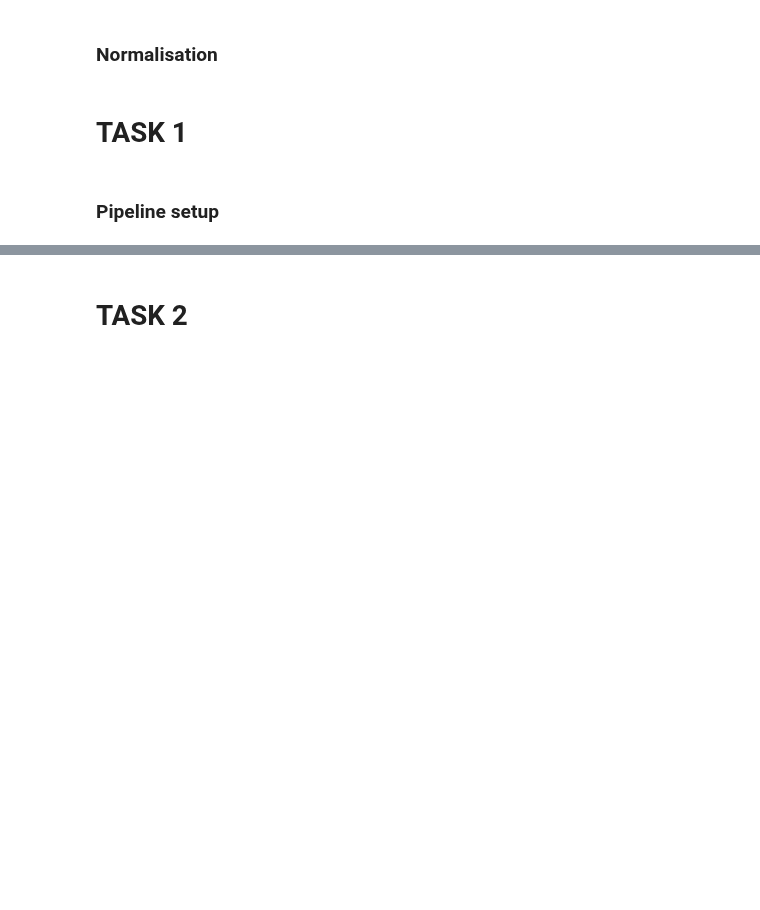
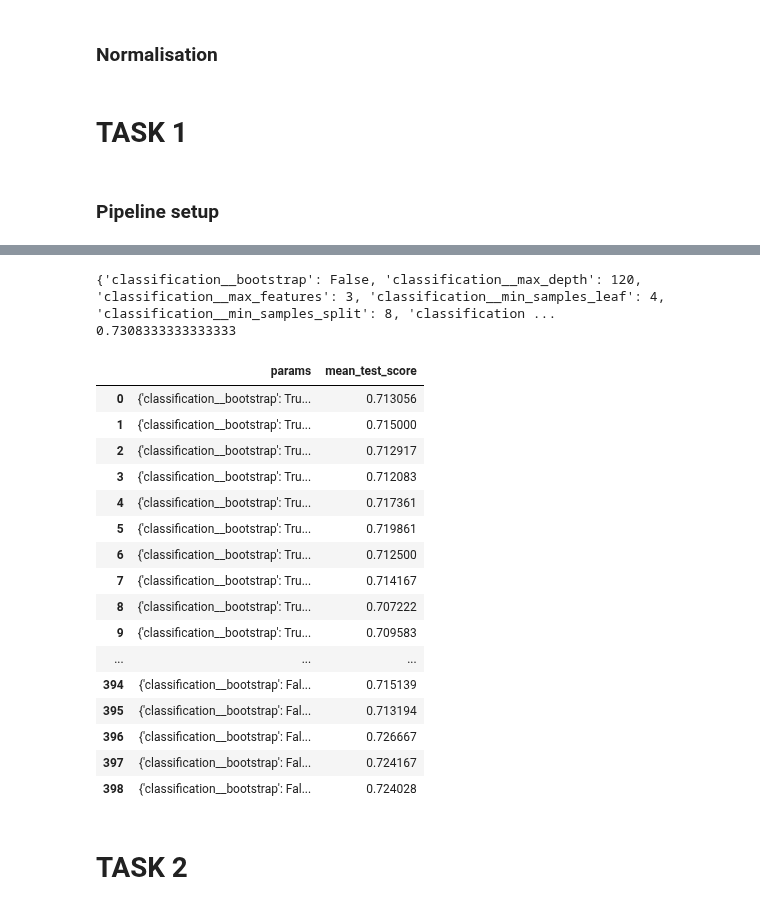
Before and after one commit to LukeAndrewSmith/AML, a Jupyter notebook: Task_2/Solution/Pipelines/two_step_gridcv.ipynb, the cells around one changed output, grey strips where cells are left out. Drawn from its saved outputs; the diff is of its cells as text; code cells hidden in the pictures; blank space fills up the shorter version.

```diff
--- a/Task_2/Solution/Pipelines/two_step_gridcv.ipynb
+++ b/Task_2/Solution/Pipelines/two_step_gridcv.ipynb
@@ -76,12 +85,23 @@ pipe = Pipeline([
                  ('classification',
                   SVC(C=1.0,kernel='rbf',gamma='scale',shrinking=True,cache_size=1000,class_weight='balanced'))
                 ])
+pipe_2 = Pipeline([('classification',
+                   RandomForestClassifier())])
 # %%
 gamma_range = np.logspace(-5, -3, 3)
 parameters = [{'classification__kernel': ['rbf'], 'classification__gamma': gamma_range,'classification__C': [0.1,0.5,1.0,5.0]},
               {'classification__kernel': ['linear'], 'classification__C': np.logspace(-5,-3,3)}]
 
-clf = GridSearchCV(pipe, parameters,cv=10,n_jobs=-1,scoring='balanced_accuracy', verbose=10)
+param_grid = {
+    'classification__bootstrap': [True,False],
+    'classification__max_depth': [80, 100, 120],
+    'classification__max_features': [2, 3],
+    'classification__min_samples_leaf': [3, 4, 5],
+    'classification__min_samples_split': [8, 10, 12],
+    'classification__n_estimators': [100, 500, 1000, 1500]
+}
+
+clf = GridSearchCV(pipe_2, param_grid,cv=10,n_jobs=-1,scoring='balanced_accuracy', verbose=10)
 # %%
 clf.fit(X_1, y_1)
 # %% [output]
@@ -89,6 +138,31 @@ KeyboardInterrupt:
 # %%
 print(clf.best_params_)
 print(clf.best_score_)
+# %% [output]
+{'classification__bootstrap': False, 'classification__max_depth': 120, 'classification__max_features': 3, 'classification__min_samples_leaf': 4, 'classification__min_samples_split': 8, 'classification ...
+0.7308333333333333
+# %%
+results = pd.DataFrame(clf.cv_results_)
+pd.set_option("display.max_rows", None, "display.max_columns", None, "display.max_colwidth",200)
+results[["params","mean_test_score"]]
+# %% [output]
+|  | params | mean_test_score |
+| 0 | {'classification__bootstrap': Tru... | 0.713056 |
+| 1 | {'classification__bootstrap': Tru... | 0.715000 |
+| 2 | {'classification__bootstrap': Tru... | 0.712917 |
+| 3 | {'classification__bootstrap': Tru... | 0.712083 |
+| 4 | {'classification__bootstrap': Tru... | 0.717361 |
+| 5 | {'classification__bootstrap': Tru... | 0.719861 |
+| 6 | {'classification__bootstrap': Tru... | 0.712500 |
+| 7 | {'classification__bootstrap': Tru... | 0.714167 |
+| 8 | {'classification__bootstrap': Tru... | 0.707222 |
+| 9 | {'classification__bootstrap': Tru... | 0.709583 |
+| ... | ... | ... |
+| 394 | {'classification__bootstrap': Fal... | 0.715139 |
+| 395 | {'classification__bootstrap': Fal... | 0.713194 |
+| 396 | {'classification__bootstrap': Fal... | 0.726667 |
+| 397 | {'classification__bootstrap': Fal... | 0.724167 |
+| 398 | {'classification__bootstrap': Fal... | 0.724028 |
 # %% [markdown]
 # TASK 2
 # %%
```
Also changed, not shown: parts of 3 cells of this notebook, 2 other files.
